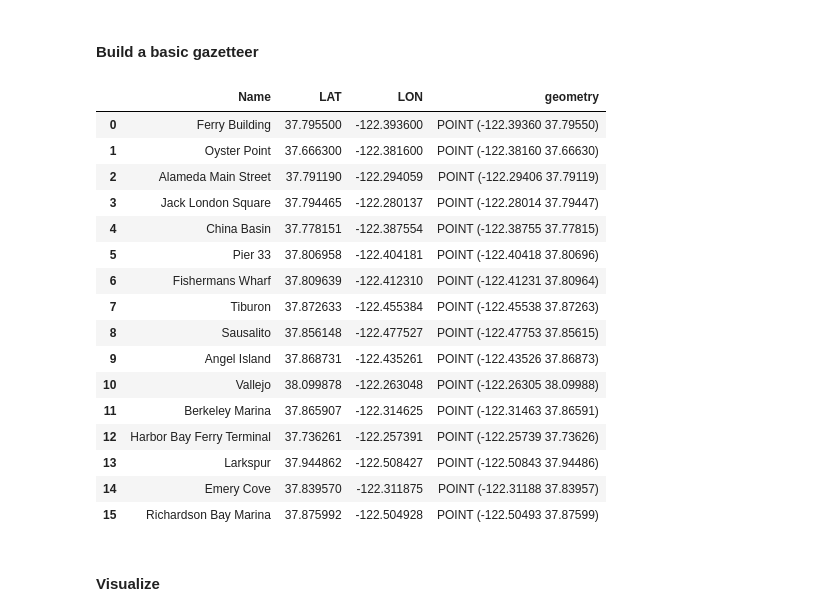
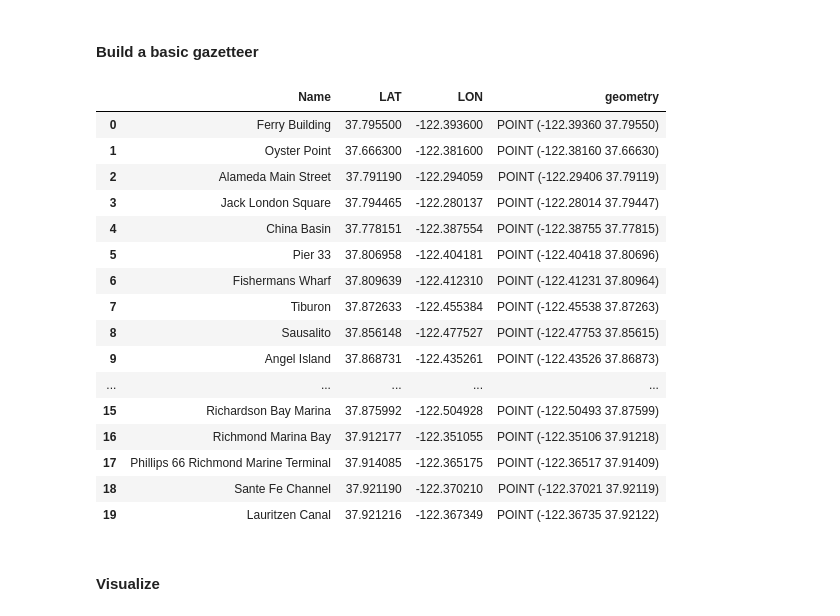
Before and after one commit to gregtozzi/w209-ais, a Jupyter notebook: notebooks/vessel_arrival_depatures.ipynb, the cells around one changed output. Cells and saved outputs as stored; diff of their text form; code cells hidden in the pictures.

```diff
--- a/notebooks/vessel_arrival_depatures.ipynb
+++ b/notebooks/vessel_arrival_depatures.ipynb
@@ -16,40 +16,47 @@ locations = [['Ferry Building', 37.7955, -122.3936],
              ['Jack London Square', 37.794465, -122.280137],
              ['China Basin', 37.778151, -122.387554],
              ['Pier 33', 37.806958, -122.404181],
              ['Fishermans Wharf', 37.809639, -122.412310],
              ['Tiburon', 37.872633, -122.455384],
              ['Sausalito', 37.856148, -122.477527],
              ['Angel Island', 37.868731, -122.435261],
              ['Vallejo', 38.099878, -122.263048],
              ['Berkeley Marina', 37.865907, -122.314625],
              ['Harbor Bay Ferry Terminal', 37.736261, -122.257391],
              ['Larkspur', 37.944862, -122.508427],
              ['Emery Cove', 37.839570, -122.311875],
-             ['Richardson Bay Marina', 37.875992, -122.504928]
+             ['Richardson Bay Marina', 37.875992, -122.504928],
+             ['Richmond Marina Bay', 37.912177, -122.351055],
+             ['Phillips 66 Richmond Marine Terminal', 37.914085, -122.365175],
+             ['Sante Fe Channel', 37.921190, -122.370210],
+             ['Lauritzen Canal', 37.921216, -122.367349],
+             ['Chevron Long Wharf Point Richmond', 37.922290, -122.410548],
+             ['San Rafel Creek', 37.970692, -122.496849],
+             ['Carquinez Strait', 38.056606, -122.195619]
             ]
 
 locations_df = gpd.GeoDataFrame(locations, columns=['Name', 'LAT', 'LON'])
 locations_df['geometry'] = [Point(xy) for xy in zip(locations_df.LON, locations_df.LAT)]
 
 locations_df
 # %% [output]
 |  | Name | LAT | LON | geometry |
 | 0 | Ferry Building | 37.795500 | -122.393600 | POINT (-122.39360 37.79550) |
 | 1 | Oyster Point | 37.666300 | -122.381600 | POINT (-122.38160 37.66630) |
 | 2 | Alameda Main Street | 37.791190 | -122.294059 | POINT (-122.29406 37.79119) |
 | 3 | Jack London Square | 37.794465 | -122.280137 | POINT (-122.28014 37.79447) |
 | 4 | China Basin | 37.778151 | -122.387554 | POINT (-122.38755 37.77815) |
 | 5 | Pier 33 | 37.806958 | -122.404181 | POINT (-122.40418 37.80696) |
 | 6 | Fishermans Wharf | 37.809639 | -122.412310 | POINT (-122.41231 37.80964) |
 | 7 | Tiburon | 37.872633 | -122.455384 | POINT (-122.45538 37.87263) |
 | 8 | Sausalito | 37.856148 | -122.477527 | POINT (-122.47753 37.85615) |
 | 9 | Angel Island | 37.868731 | -122.435261 | POINT (-122.43526 37.86873) |
-| 10 | Vallejo | 38.099878 | -122.263048 | POINT (-122.26305 38.09988) |
-| 11 | Berkeley Marina | 37.865907 | -122.314625 | POINT (-122.31463 37.86591) |
-| 12 | Harbor Bay Ferry Terminal | 37.736261 | -122.257391 | POINT (-122.25739 37.73626) |
-| 13 | Larkspur | 37.944862 | -122.508427 | POINT (-122.50843 37.94486) |
-| 14 | Emery Cove | 37.839570 | -122.311875 | POINT (-122.31188 37.83957) |
+| ... | ... | ... | ... | ... |
 | 15 | Richardson Bay Marina | 37.875992 | -122.504928 | POINT (-122.50493 37.87599) |
+| 16 | Richmond Marina Bay | 37.912177 | -122.351055 | POINT (-122.35106 37.91218) |
+| 17 | Phillips 66 Richmond Marine Terminal | 37.914085 | -122.365175 | POINT (-122.36517 37.91409) |
+| 18 | Sante Fe Channel | 37.921190 | -122.370210 | POINT (-122.37021 37.92119) |
+| 19 | Lauritzen Canal | 37.921216 | -122.367349 | POINT (-122.36735 37.92122) |
 # %% [markdown]
 #### Visualize
 # %%
```
